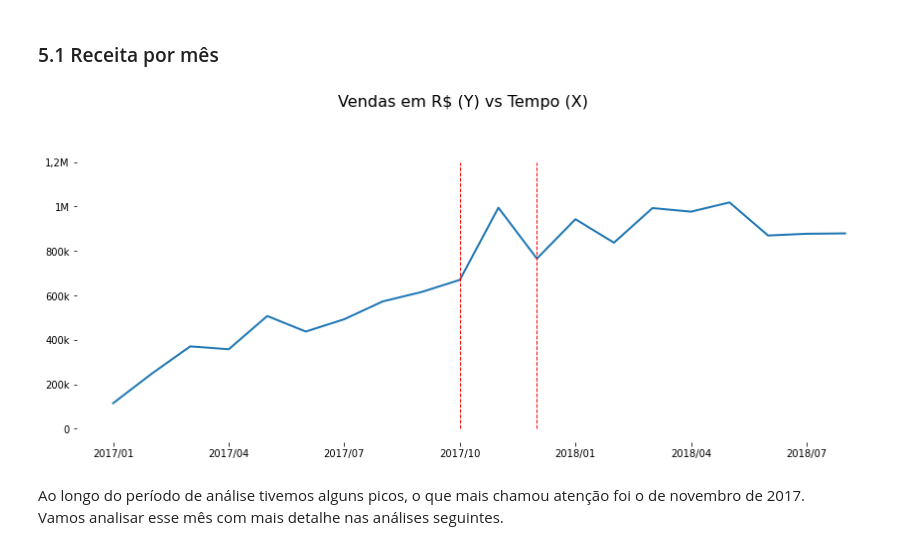
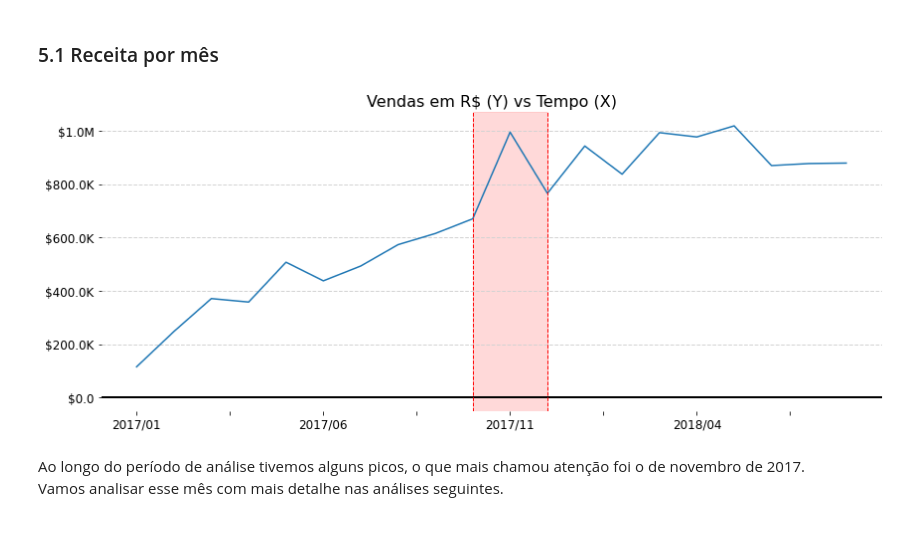
Before and after one commit to luisboani/Olist_Analysis, a Jupyter notebook: [Lucas Version][Portuguese]Olist_Analysis.ipynb, the cells around one changed output. Cells and saved outputs as stored; diff of their text form; code cells hidden in the pictures.

```diff
--- a/[Lucas Version][Portuguese]Olist_Analysis.ipynb
+++ b/[Lucas Version][Portuguese]Olist_Analysis.ipynb
@@ -368,19 +318,39 @@ df = df.drop(df.tail(1).index)
-# %%
-plt.figure(figsize=(12,5))
-plt.suptitle(f'Vendas em R$ (Y) vs Tempo (X)', y=1.05, fontsize=16)
-
-plt.plot(df.index, df.price, linewidth=2)
-plt.xticks(df.index[::3].tolist())
-plt.yticks([0, 2e+5, 4e+5, 6e+5, 8e+5, 10e+5, 12e+5], labels=['0','200k','400k','600k','800k', '1M', '1,2M'])
-
-plt.vlines(x = '2017/10', ymin=0, ymax=1200000, colors='red', linestyle='dashed', linewidth=1)
-plt.vlines(x = '2017/12', ymin=0, ymax=1200000, colors='red', linestyle='dashed', linewidth=1)
-
-plt.box(False)
-plt.tight_layout()
-plt.show()
-# %% [output]
-[figure, removed]
+# %%
+df_analysis_rev = (
+    df_analysis
+    .query("order_approved_at > '2017-01-01'")
+    .query("order_approved_at < '2018-09-01'")
+    .groupby("year_month")
+    .agg(revenue=("price", "sum"))
+    .reset_index()
+    .sort_values("year_month")
+)
+
+ax = (
+    df_analysis_rev
+    .plot(x="year_month", y="revenue", legend=False, figsize=(12,5))
+)
+ax.set_title(f'Vendas em R$ (Y) vs Tempo (X)', fontsize=16)
+ax.yaxis.set_major_formatter(mticker.FuncFormatter(reformat_large_tick_values));
+ax.yaxis.grid(color='lightgrey', linestyle='--', linewidth=1)
+ax.axhline(0, color='black', linestyle='-', linewidth=2)
+ax.tick_params(axis='both', which='major', labelsize=12)
+
+idx1 = df_analysis_rev.index[df_analysis_rev['year_month'] == "2017/10"]
+ax.axvline(idx1, c="red", linestyle='dashed', linewidth=1)
+
+idx2 = df_analysis_rev.index[df_analysis_rev['year_month'] == "2017/12"]
+ax.axvline(idx2, c="red", linestyle='dashed', linewidth=1)
+
+ax.axvspan(idx1.values[0], idx2.values[0], alpha=0.15, color='red', ymin=0)
+
+ax.set_ylabel("")
+ax.set_xlabel("")
+plt.box(False)
+plt.tight_layout()
+plt.show()
+# %% [output]
+[figure, added]
 # %% [markdown]
 Ao longo do período de análise tivemos alguns picos, o que mais chamou atenção foi o de novembro de 2017.
 Vamos analisar esse mês com mais detalhe nas análises seguintes.
```
Also changed, not shown: parts of 23 cells of this notebook.
